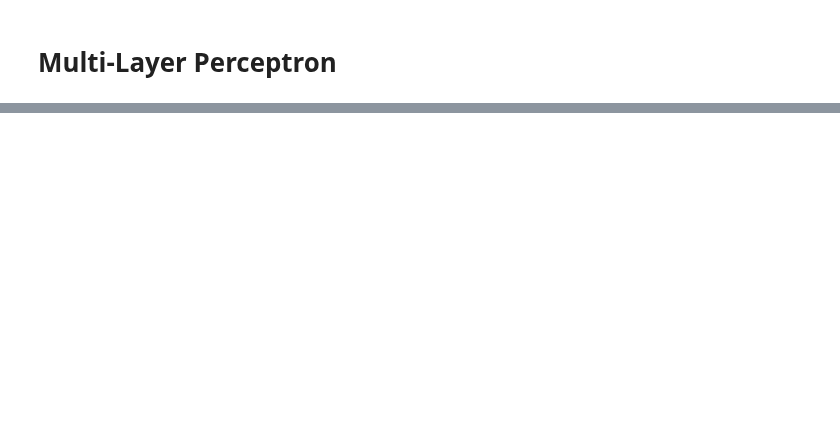
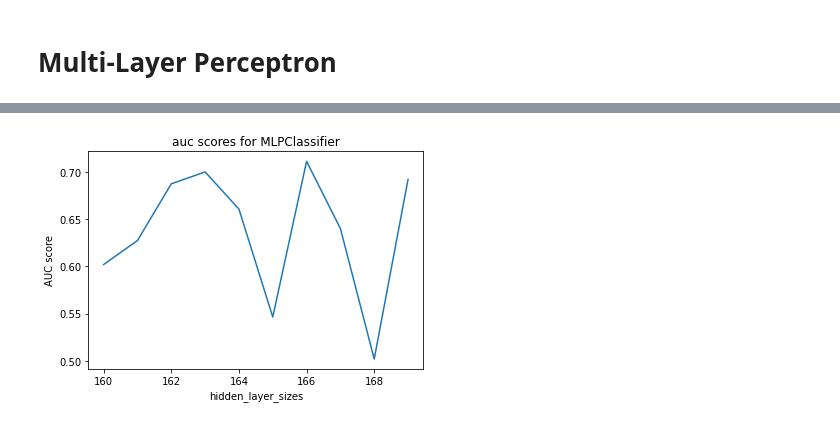
Before and after one commit to MrPupik/INTO_TO_ML, a Jupyter notebook: project/itay_nb.ipynb, the cells around one changed output, grey strips where cells are left out. Cells and saved outputs as stored; diff of their text form; code cells hidden in the pictures; blank space fills up the shorter version.

```diff
--- a/project/itay_nb.ipynb
+++ b/project/itay_nb.ipynb
@@ -946,0 +960,10 @@ score
+# %%
+args = {'max_iter':225, 'solver':'sgd','verbose':False,
+                        'tol':10**-8,'random_state':34, 'learning_rate_init':0.1, 'alpha':100}
+hidden_layers_values = [(i,) for i in range(160,170,1)]
+
+model.fit(X_train, y_train)
+plot_auc(MLPClassifier,'hidden_layer_sizes', hidden_layers_values, args,
+X_train, X_val, y_train, y_val)
+# %% [output]
+[figure, added]
```
Also changed, not shown: parts of 20 cells of this notebook.
